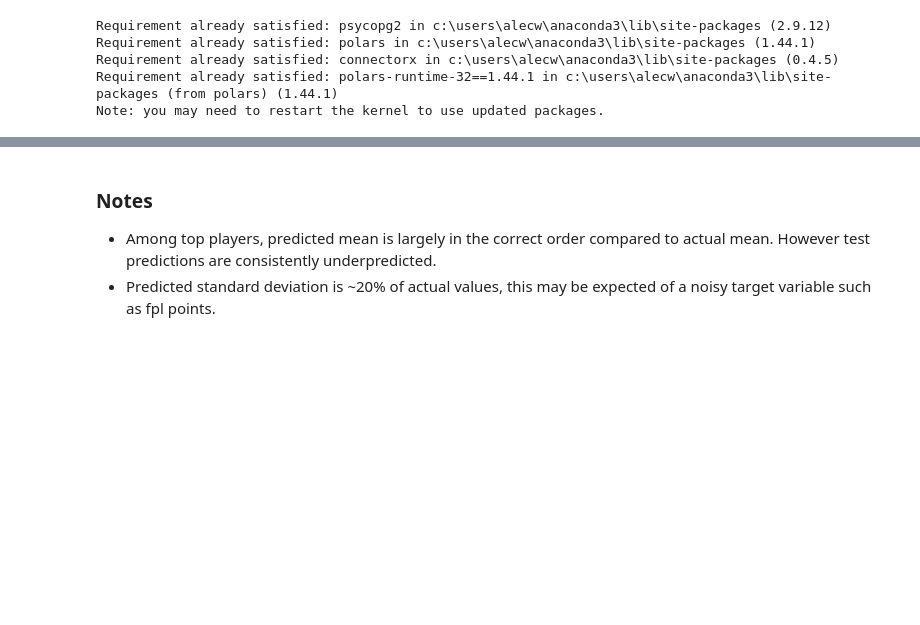
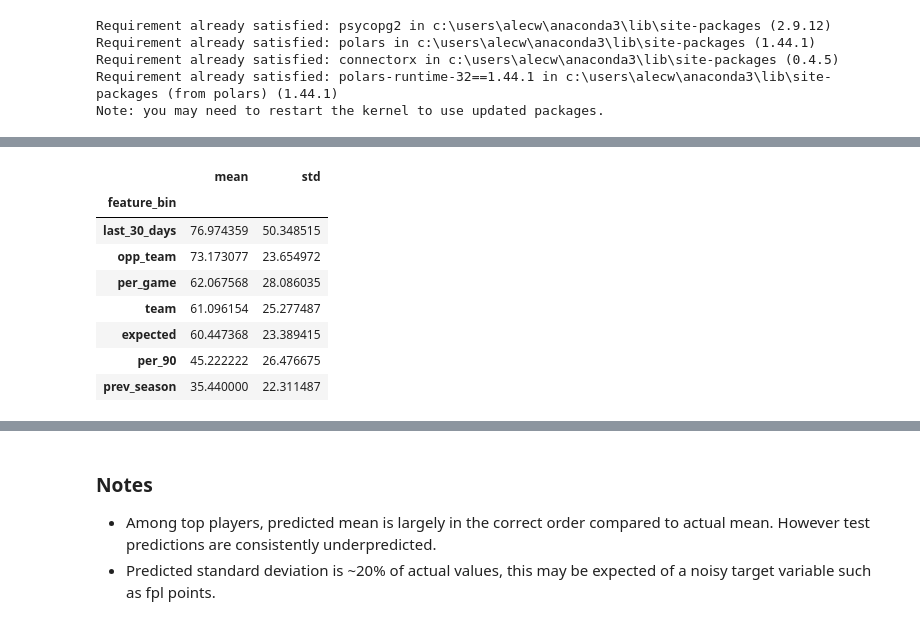
Before and after one commit to esencela/fpl-data-platform, a Jupyter notebook: notebooks/02_baseline_model.ipynb, the cells around one changed output, grey strips where cells are left out. Drawn from its saved outputs; the diff is of its cells as text; code cells hidden in the pictures; blank space fills up the shorter version.

```diff
--- a/notebooks/02_baseline_model.ipynb
+++ b/notebooks/02_baseline_model.ipynb
@@ -266,0 +290,35 @@ df_testing_summary.sort_values(by='yhat', ascending=False).head(50)
+# %%
+def bin_importance(feature):
+    bins = []
+    if 'per_game' in feature:
+        bins.append('per_game')
+    if 'per_90' in feature:
+        bins.append('per_90')
+    if 'last_30_days' in feature:
+        bins.append('last_30_days')
+    if 'expected' in feature:
+        bins.append('expected')
+    if 'team' in feature:
+        if 'opp' in feature:
+            bins.append('opp_team')
+        else:
+            bins.append('team')
+    if 'prev_season' in feature:
+        bins.append('prev_season')
+
+    return bins
+
+df_importances['feature_bin'] = df_importances['feature'].apply(bin_importance)
+# %%
+df_exploded = df_importances.explode('feature_bin')
+df_exploded.groupby('feature_bin')['importance'].agg(['mean', 'std']).sort_values(by='mean', ascending=False)
+# %% [output]
+|  | mean | std |
+| feature_bin |  |  |
+| last_30_days | 76.974359 | 50.348515 |
+| opp_team | 73.173077 | 23.654972 |
+| per_game | 62.067568 | 28.086035 |
+| team | 61.096154 | 25.277487 |
+| expected | 60.447368 | 23.389415 |
+| per_90 | 45.222222 | 26.476675 |
+| prev_season | 35.440000 | 22.311487 |
```
Also changed, not shown: parts of 12 cells of this notebook.
